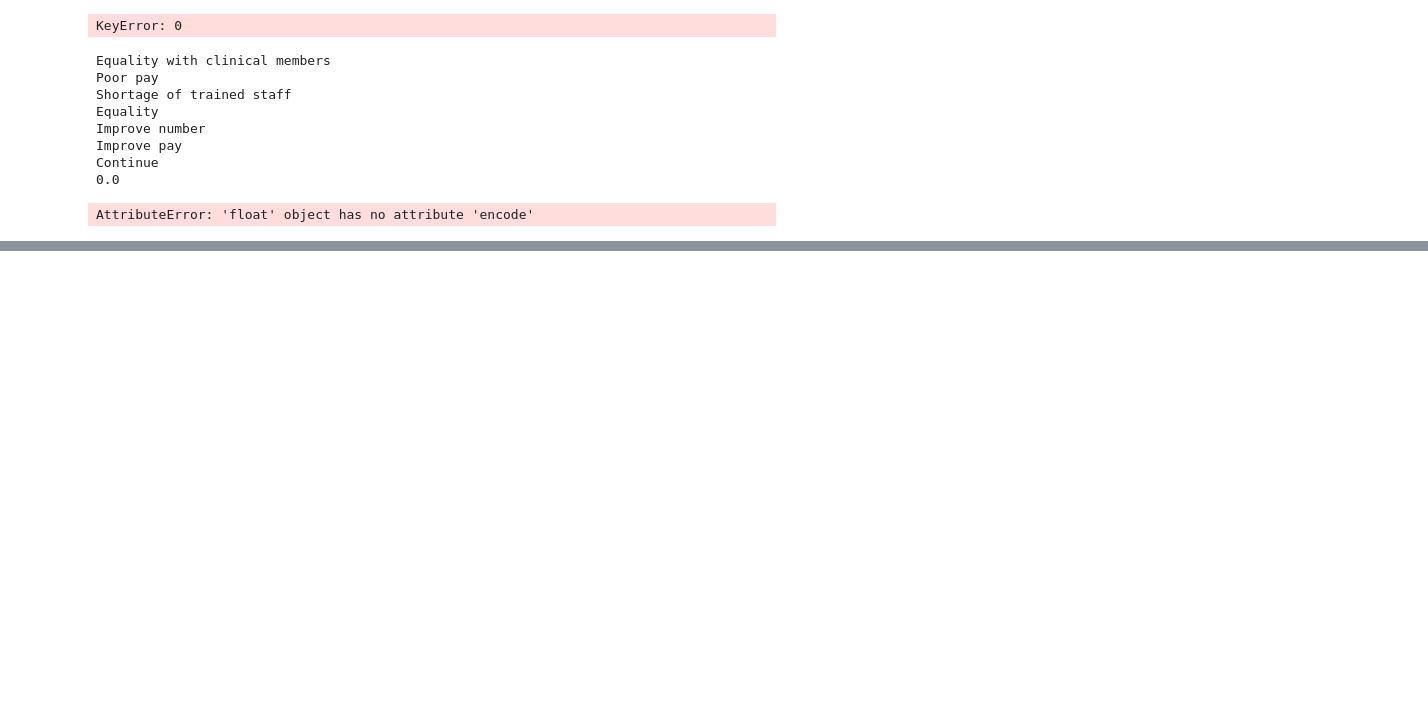
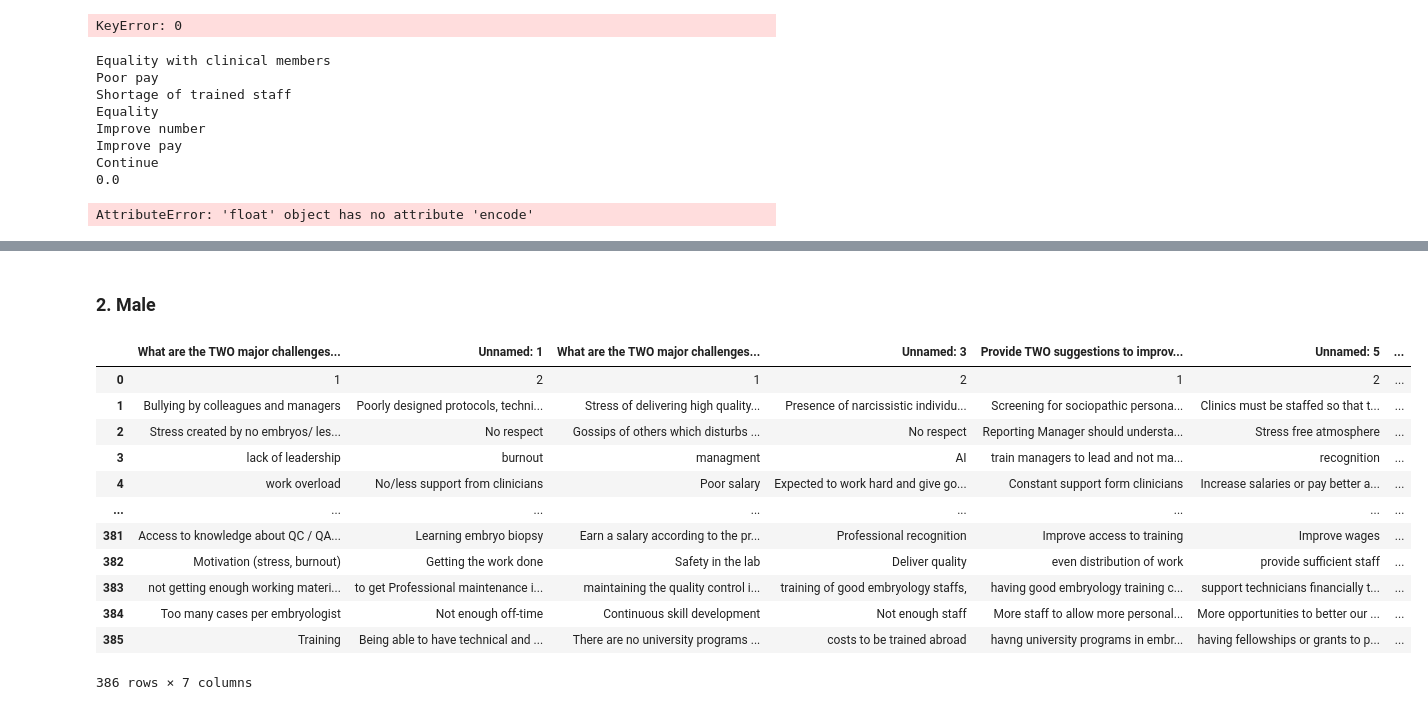
Before and after one commit to tgr2uk/surveyAnalysis, a Jupyter notebook: Sentiment analysis.ipynb, the cells around one changed output, grey strips where cells are left out. Drawn from its saved outputs; the diff is of its cells as text; code cells hidden in the pictures; blank space fills up the shorter version.

```diff
--- a/Sentiment analysis.ipynb
+++ b/Sentiment analysis.ipynb
@@ -434,0 +672,21 @@ AttributeError: 'float' object has no attribute 'encode'
+# %% [markdown]
+### 2. Male
+# %%
+# read csv ignoring potential N/As
+df = pd.read_csv('Data/male.csv', na_filter = False)
+# %%
+df
+# %% [output]
+|  | What are the TWO major challenges... | Unnamed: 1 | What are the TWO major challenges... | Unnamed: 3 | Provide TWO suggestions to improv... | Unnamed: 5 | ... |
+| 0 | 1 | 2 | 1 | 2 | 1 | 2 | ... |
+| 1 | Bullying by colleagues and managers | Poorly designed protocols, techni... | Stress of delivering high quality... | Presence of narcissistic individu... | Screening for sociopathic persona... | Clinics must be staffed so that t... | ... |
+| 2 | Stress created by no embryos/ les... | No respect | Gossips of others which disturbs ... | No respect | Reporting Manager should understa... | Stress free atmosphere | ... |
+| 3 | lack of leadership | burnout | managment | AI | train managers to lead and not ma... | recognition | ... |
+| 4 | work overload | No/less support from clinicians | Poor salary | Expected to work hard and give go... | Constant support form clinicians | Increase salaries or pay better a... | ... |
+| ... | ... | ... | ... | ... | ... | ... | ... |
+| 381 | Access to knowledge about QC / QA... | Learning embryo biopsy | Earn a salary according to the pr... | Professional recognition | Improve access to training | Improve wages | ... |
+| 382 | Motivation (stress, burnout) | Getting the work done | Safety in the lab | Deliver quality | even distribution of work | provide sufficient staff | ... |
+| 383 | not getting enough working materi... | to get Professional maintenance i... | maintaining the quality control i... | training of good embryology staffs, | having good embryology training c... | support technicians financially t... | ... |
+| 384 | Too many cases per embryologist | Not enough off-time | Continuous skill development | Not enough staff | More staff to allow more personal... | More opportunities to better our ... | ... |
+| 385 | Training | Being able to have technical and ... | There are no university programs ... | costs to be trained abroad | havng university programs in embr... | having fellowships or grants to p... | ... |
+386 rows × 7 columns
```
Also changed, not shown: parts of 35 cells of this notebook.
